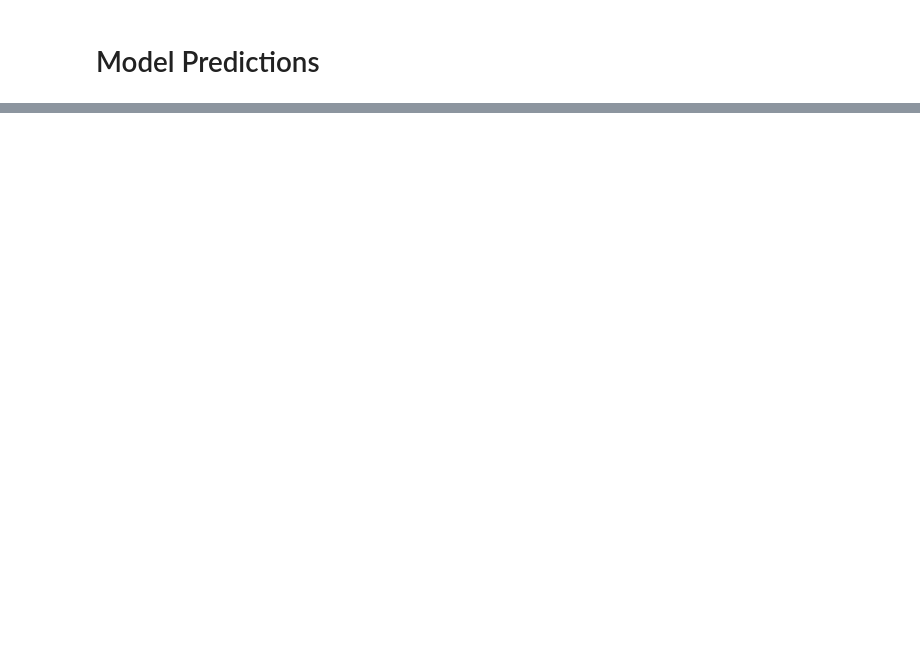
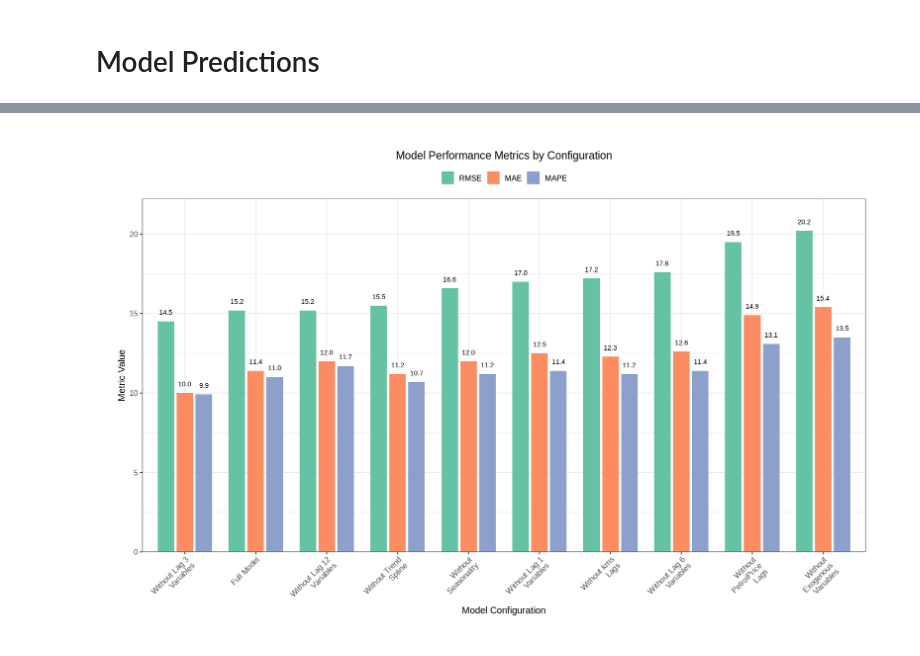
Before and after one commit to williamjowens/library-exploration, a Jupyter notebook: gamlss_count_data_forecasting.ipynb, the cells around one changed output, grey strips where cells are left out. Cells and saved outputs as stored; diff of their text form; code cells hidden in the pictures; blank space fills up the shorter version.

```diff
--- a/gamlss_count_data_forecasting.ipynb
+++ b/gamlss_count_data_forecasting.ipynb
@@ -428,0 +513,10 @@ ggplot(test_data, aes(x = date)) +
+# %%
+# Function to calculate model performance metrics
+calculate_metrics <- function(actual, predicted) {
+  errors <- actual - predicted
+  MSE <- mean(errors^2)
+  RMSE <- sqrt(MSE)
+  MAE <- mean(abs(errors))
+  MAPE <- mean(abs(errors / actual)) * 100
+  data.frame(MSE = MSE, RMSE = RMSE, MAE = MAE, MAPE = MAPE)
+}
@@ -428,0 +653,37 @@ ggplot(test_data, aes(x = date)) +
+# %%
+# Metrics comparison plot
+options(repr.plot.width = 14, repr.plot.height = 9)
+performance_plot <- ggplot(performance_long, aes(x = Model, y = as.numeric(Value), fill = Metric)) +
+  geom_bar(stat = "identity", position = position_dodge(width = 0.8), width = 0.7) +
+  labs(
+    title = "Model Performance Metrics by Configuration",
+    x = "Model Configuration",
+    y = "Metric Value"
+  ) +
+  theme_bw(base_size = 12) +
+  theme(
+    axis.text.x = element_text(angle = 45, hjust = 1, size = 10, vjust = 1),
+    plot.title = element_text(hjust = 0.5, size = 14),
+    legend.position = "top",
+    legend.title = element_blank(),
+    legend.text = element_text(size = 10),
+    plot.margin = margin(1, 1, 1, 1, "cm")
+  ) +
+  scale_fill_brewer(palette = "Set2") +
+  geom_text(
+    aes(label = Value),
+    position = position_dodge(width = 0.8),
+    vjust = -1.4,
+    angle = 0,
+    size = 3
+  ) +
+  scale_y_continuous(
+    expand = expansion(mult = c(0, 0.1)),
+    breaks = pretty_breaks(n = 5)
+  ) +
+  scale_x_discrete(labels = function(x) str_wrap(x, width = 15))
+
+# Display the plot
+print(performance_plot)
+# %% [output]
+[figure, added]
```
Also changed, not shown: parts of 19 cells of this notebook.
